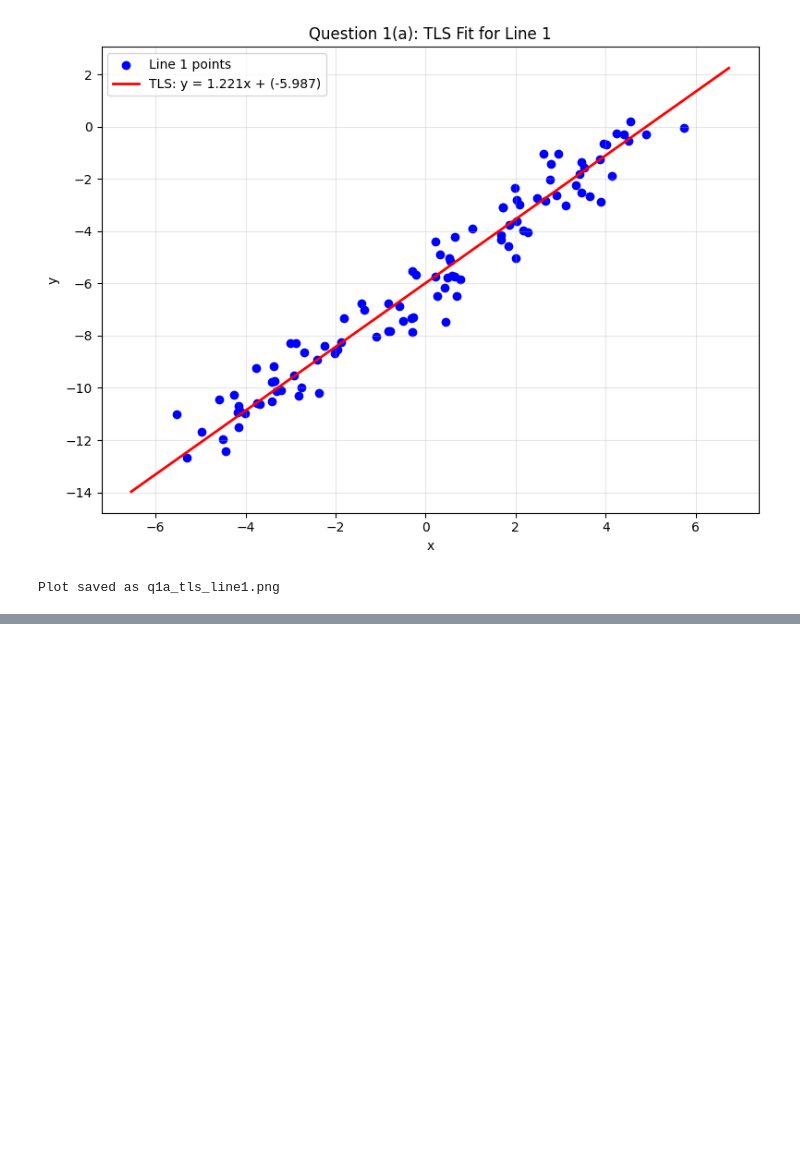
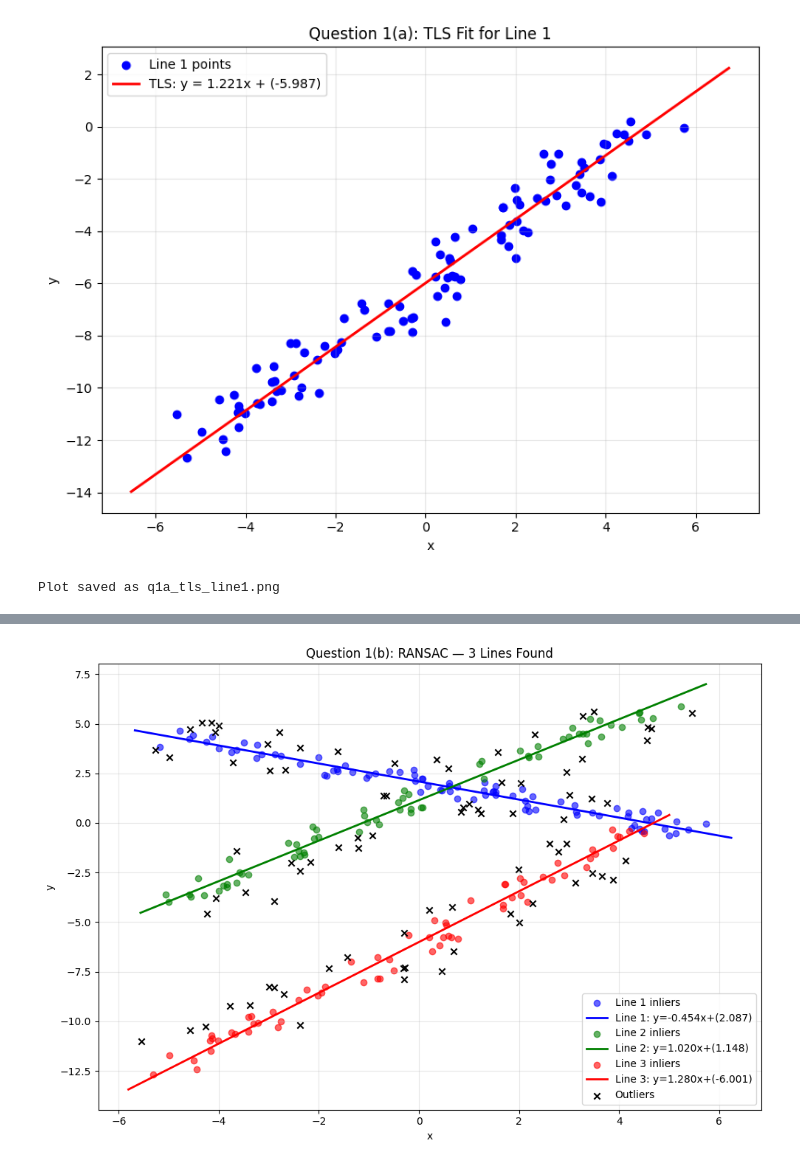
Before and after one commit to Bavitharan/computer-vision-assignment2, a Jupyter notebook: assignment2.ipynb, the cells around one changed output, grey strips where cells are left out. Cells and saved outputs as stored; diff of their text form; code cells hidden in the pictures; blank space fills up the shorter version.

Commit message:
Add RANSAC output visualization for three lines

```diff
--- a/assignment2.ipynb
+++ b/assignment2.ipynb
@@ -79,0 +82,99 @@ Plot saved as q1a_tls_line1.png
+# %%
+print("\n" + "=" * 60)
+print("Question 1(b): RANSAC — Finding 3 Lines")
+print("=" * 60)
+
+X_all = X_cols.flatten()
+Y_all = Y_cols.flatten()
+print(f"\nTotal points: {len(X_all)}")
+
+
+def ransac_line(X, Y, n_iter=5000, threshold=0.5):
+    best_inliers = None
+    best_count = 0
+    best_params = None
+    n = len(X)
+
+    for _ in range(n_iter):
+        idx = np.random.choice(n, 2, replace=False)
+        x_s, y_s = X[idx], Y[idx]
+
+        if np.allclose(x_s[0], x_s[1]) and np.allclose(y_s[0], y_s[1]):
+            continue
+
+        a, b, c = fit_line_tls(x_s, y_s)
+
+        dists = np.abs(a * X + b * Y + c)
+
+        inliers = dists < threshold
+        count = np.sum(inliers)
+
+        if count > best_count:
+            best_count = count
+            best_inliers = inliers.copy()
+            best_params = (a, b, c)
+
+    if best_inliers is not None and np.sum(best_inliers) >= 2:
+        a, b, c = fit_line_tls(X[best_inliers], Y[best_inliers])
+        best_params = (a, b, c)
+
+    return best_params, best_inliers
+
+
+np.random.seed(42)
+remaining_mask = np.ones(len(X_all), dtype=bool)
+lines_found = []
+inlier_sets = []
+colors_list = ['blue', 'green', 'red']
+
+for line_num in range(1, 4):
+    X_rem = X_all[remaining_mask]
+    Y_rem = Y_all[remaining_mask]
+
+    if len(X_rem) < 2:
+        print(f"\nNot enough points for Line {line_num}")
+        break
+
+    params, inliers_local = ransac_line(X_rem, Y_rem, n_iter=5000, threshold=0.5)
+    a, b, c = params
+
+    print(f"\n--- Line {line_num} ---")
+    print(f"  Equation: {a:.6f}x + {b:.6f}y + {c:.6f} = 0")
+    if abs(b) > 1e-10:
+        print(f"  Slope-intercept: y = {-a/b:.6f}x + ({-c/b:.6f})")
+    print(f"  Inliers: {np.sum(inliers_local)} points")
+
+    lines_found.append(params)
+    rem_indices = np.where(remaining_mask)[0]
+    inlier_global = rem_indices[inliers_local]
+    inlier_sets.append(inlier_global)
+
+    remaining_mask[inlier_global] = False
+
+plt.figure(figsize=(10, 7))
+for i, (params, inlier_idx) in enumerate(zip(lines_found, inlier_sets)):
+    a, b, c = params
+    xi = X_all[inlier_idx]
+    yi = Y_all[inlier_idx]
+    plt.scatter(xi, yi, c=colors_list[i], label=f'Line {i+1} inliers', alpha=0.6)
+
+    x_range = np.linspace(np.min(xi) - 0.5, np.max(xi) + 0.5, 100)
+    if abs(b) > 1e-10:
+        y_fit = (-a * x_range - c) / b
+        plt.plot(x_range, y_fit, color=colors_list[i], linewidth=2,
+                 label=f'Line {i+1}: y={-a/b:.3f}x+({-c/b:.3f})')
+
+if np.any(remaining_mask):
+    plt.scatter(X_all[remaining_mask], Y_all[remaining_mask],
+                c='black', marker='x', label='Outliers')
+
+plt.xlabel('x')
+plt.ylabel('y')
+plt.title('Question 1(b): RANSAC — 3 Lines Found')
+plt.legend(loc='best')
+plt.grid(True, alpha=0.3)
+plt.tight_layout()
+plt.savefig('q1b_ransac_3lines.png', dpi=150)
+plt.show()
+print("\nPlot saved as q1b_ransac_3lines.png")
+# %% [output]
@@ -79,0 +201 @@ Plot saved as q1a_tls_line1.png
+[figure, added]
```
Also changed, not shown: parts of 2 cells of this notebook, 1 other file.
